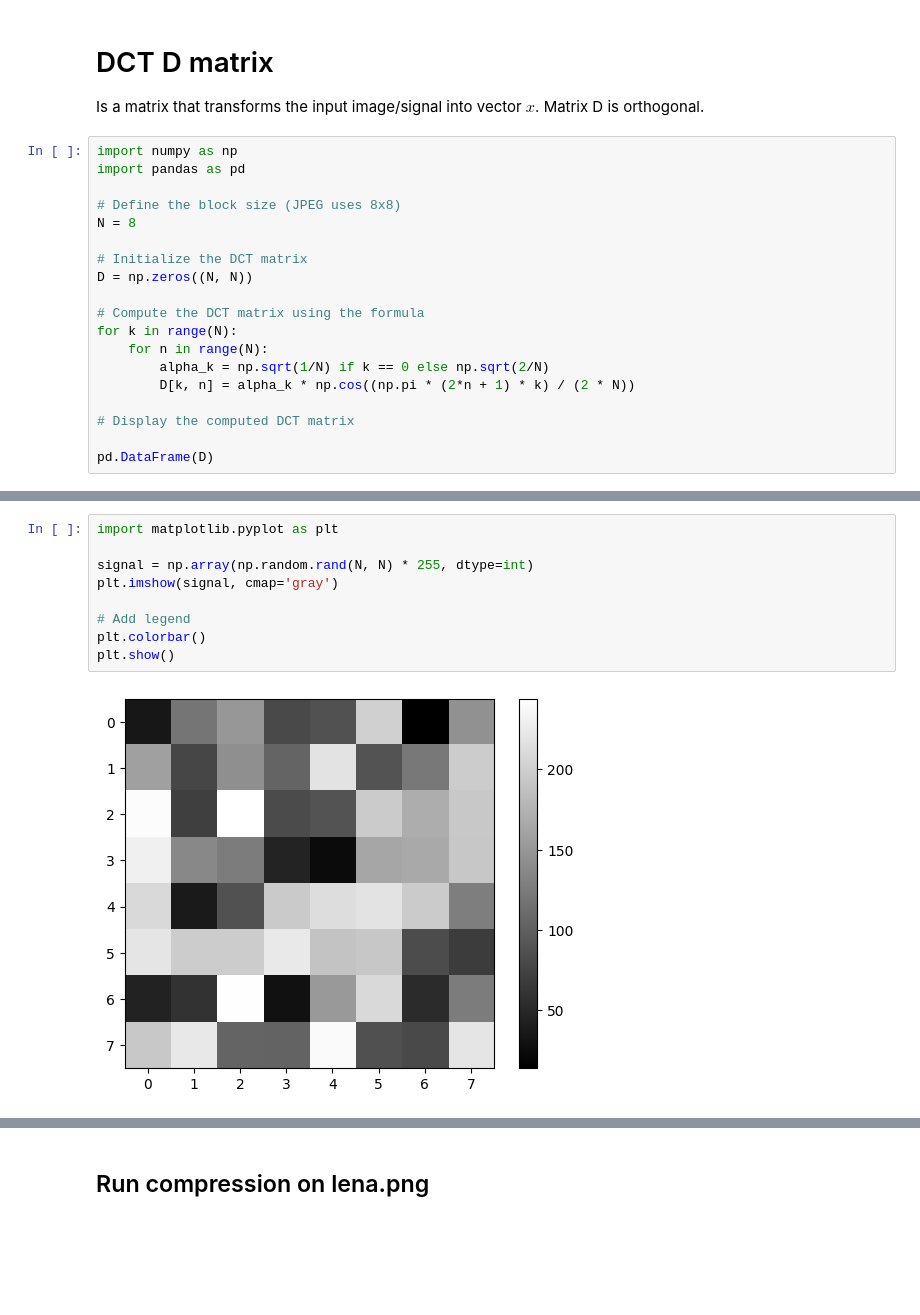
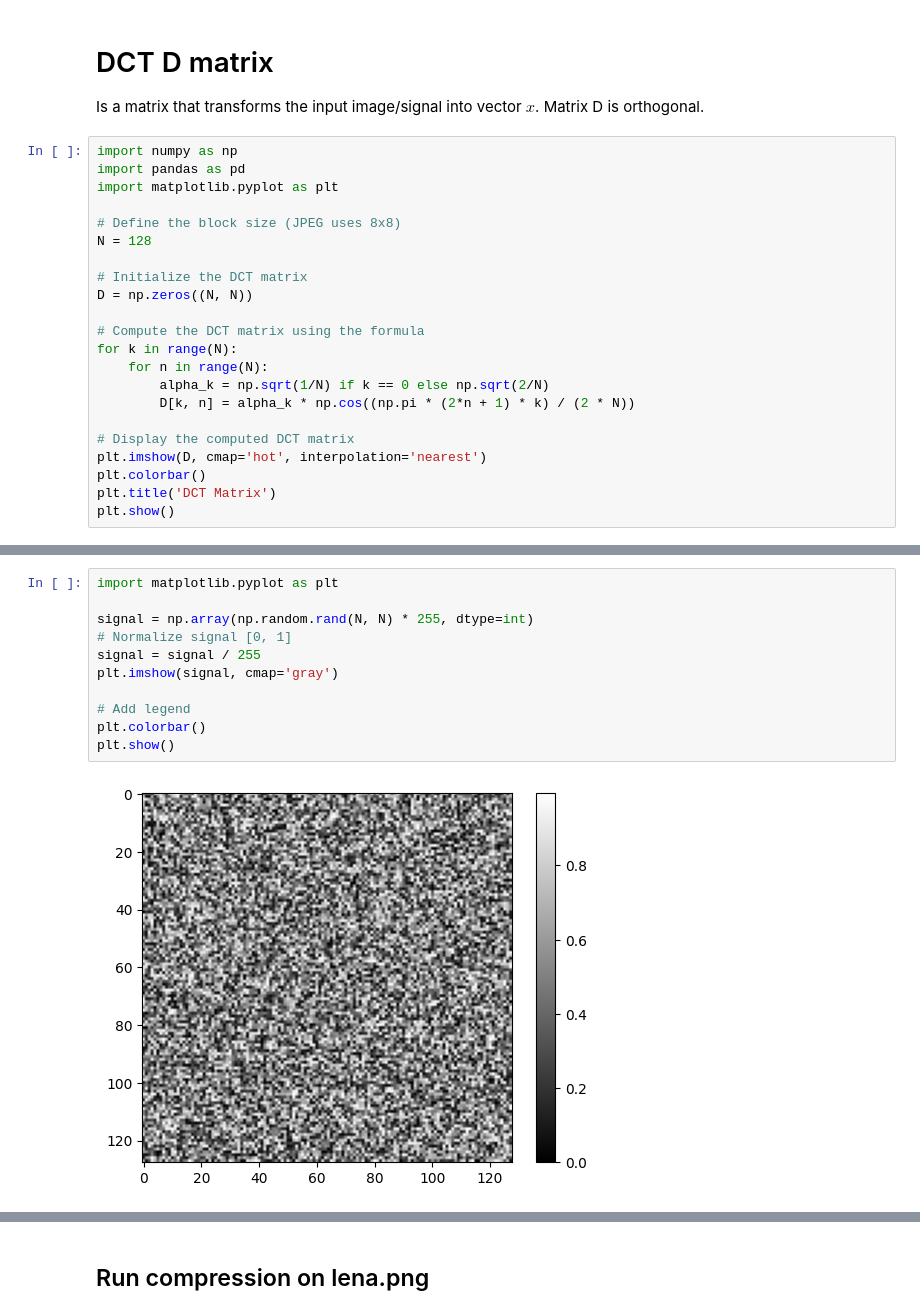
Before and after one commit to Pecneb/MMMIP_Assignments, a Jupyter notebook: Assignments/1st_Assignment.ipynb, the cells around one changed output, grey strips where cells are left out. Drawn from its saved outputs; the diff is of its cells as text; blank space fills up the shorter version.

```diff
--- a/Assignments/1st_Assignment.ipynb
+++ b/Assignments/1st_Assignment.ipynb
@@ -7,9 +7,10 @@ Is a matrix that transforms the input image/signal into vector $x$. Matrix D is
 # %%
 import numpy as np
 import pandas as pd
+import matplotlib.pyplot as plt
 
 # Define the block size (JPEG uses 8x8)
-N = 8
+N = 128
 
 # Initialize the DCT matrix
 D = np.zeros((N, N))
@@ -21,6 +22,8 @@ for k in range(N):
         D[k, n] = alpha_k * np.cos((np.pi * (2*n + 1) * k) / (2 * N))
 
 # Display the computed DCT matrix
-
-pd.DataFrame(D)
+plt.imshow(D, cmap='hot', interpolation='nearest')
+plt.colorbar()
+plt.title('DCT Matrix')
+plt.show()
 # %% [output]
@@ -36,14 +31,16 @@ pd.DataFrame(D)
 # %%
 import matplotlib.pyplot as plt
 
 signal = np.array(np.random.rand(N, N) * 255, dtype=int)
+# Normalize signal [0, 1]
+signal = signal / 255
 plt.imshow(signal, cmap='gray')
 
 # Add legend
 plt.colorbar()
 plt.show()
 # %% [output]
-[figure, old version]
+[figure, new version]
 # %%
 # Compute the DCT of the signal
 dct = D @ signal @ D.T
```
Also changed, not shown: parts of 10 cells of this notebook, 1 other file.
